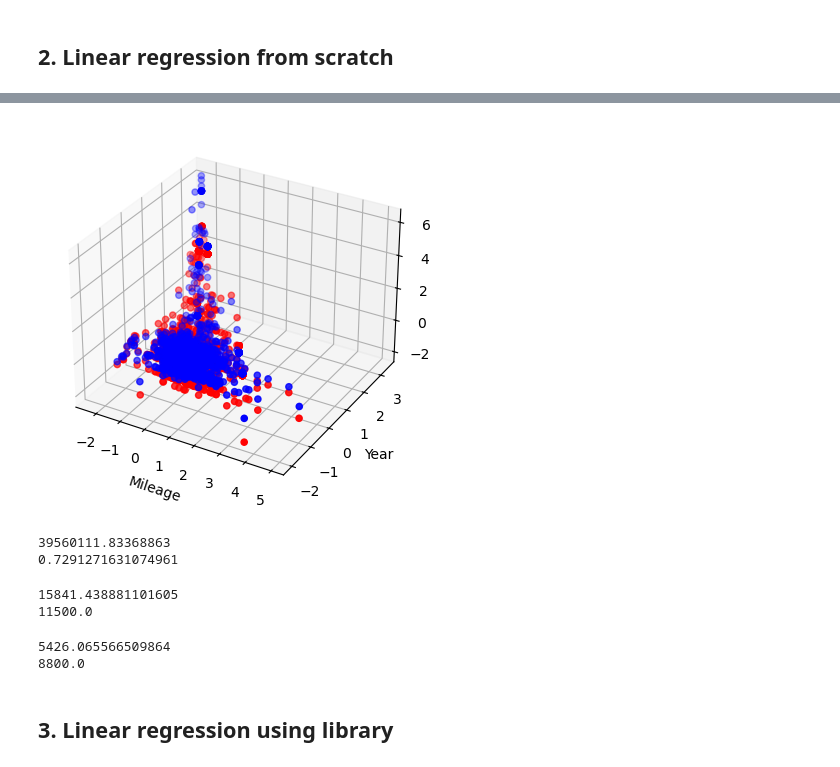
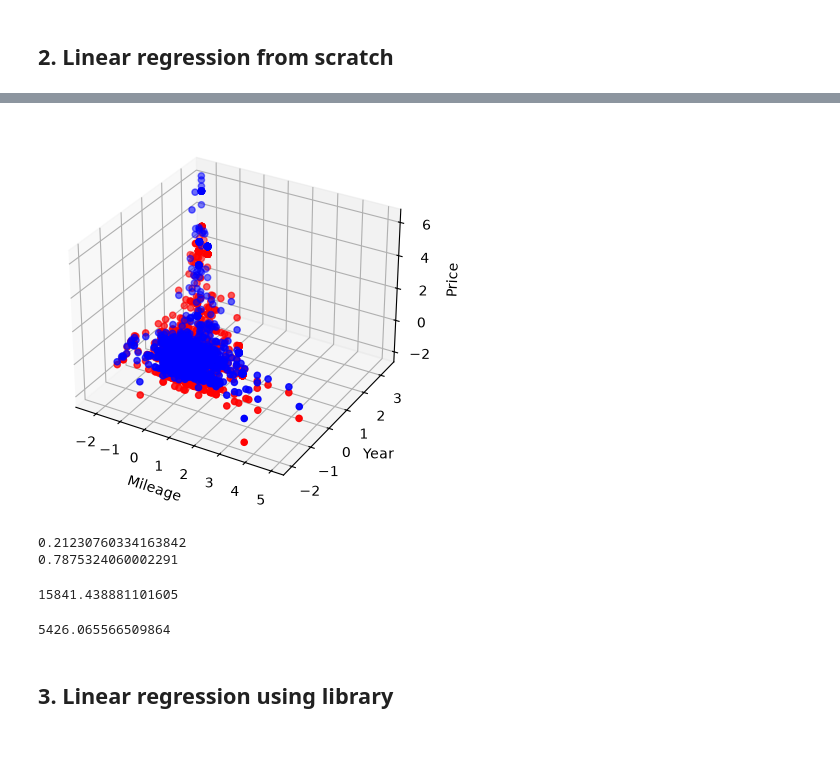
Before and after one commit to MammadHuseyn/ml-hw-1, a Jupyter notebook: CSCI4734_2026F_A1.ipynb, the cells around one changed output, grey strips where cells are left out. Cells and saved outputs as stored; diff of their text form; code cells hidden in the pictures.

Commit message:
Finshed Linear part

```diff
--- a/CSCI4734_2026F_A1.ipynb
+++ b/CSCI4734_2026F_A1.ipynb
@@ -191,18 +189,18 @@ plt.show()
 # %%
 # plot X1, X2, Y, and predicted Y
 fig = plt.figure()
 ax = fig.add_subplot(111, projection='3d')
-ax.scatter(, , , c='b')
+ax.scatter(X1_cars, X2_cars ,Y_cars , c='b')
 
-predictions_cars =
-ax.scatter(, , , c='r')
+predictions_cars = optimal_T_cars[0] + optimal_T_cars[1]*np.asarray(X1_cars)+optimal_T_cars[2]*np.asarray(X2_cars)
+ax.scatter(X1_cars, X2_cars , predictions_cars,  c='r')
 
 ax.set_xlabel("Mileage")
 ax.set_ylabel("Year")
 ax.set_zlabel("Price")
 
 plt.show()
 # %% [output]
-[figure, old version]
+[figure, new version]
 # %%
 # make predictions
@@ -210,10 +208,10 @@ cars_predictions_scratch =
 # %%
 # evaluate model
-print(mean_squared_error(, ))
-print(r2_score(, ))
+print(mean_squared_error(Y_cars,cars_predictions_scratch ))
+print(r2_score(Y_cars, cars_predictions_scratch))
 # %% [output]
-39560111.83368863
-0.7291271631074961
+0.21230760334163842
+0.7875324060002291
 # %%
 # predict the price for the given car
 mileage = 240000
@@ -221,18 +219,17 @@ year = 2000
 actual_price = 11500
 
 # normalize
-mileage =
-year =
-actual_price =
+mileage = (mileage - X1_cars_copy.mean()) / (X1_cars_copy.std())
+year = (year - X2_cars_copy.mean()) / (X2_cars_copy.std())
+actual_price = (actual_price - Y_cars_copy.mean()) / (Y_cars_copy.std())
 
 # predict
-predicted_price =
+predicted_price = h_linear(np.array([1, mileage, year]), optimal_T_cars)
 
 # revert back to original range and print the prediction
-print()
+print(predicted_price * Y_cars_copy.std()+ Y_cars_copy.mean())
 # %% [output]
 15841.438881101605
-11500.0
 # %%
 # predict the price for the given car
 mileage = 415558
@@ -240,18 +237,17 @@ year = 1996
 actual_price = 8800
 
 # normalize
-mileage =
-year =
-actual_price =
+mileage = (mileage - X1_cars_copy.mean()) / (X1_cars_copy.std())
+year = (year - X2_cars_copy.mean()) / (X2_cars_copy.std())
+actual_price = (actual_price - Y_cars_copy.mean()) / (Y_cars_copy.std())
 
 # predict
-predicted_price =
+predicted_price = h_linear(np.array([1, mileage, year]), optimal_T_cars)
 
 # revert back to original price and print the prediction
-print()
+print(predicted_price * Y_cars_copy.std()+ Y_cars_copy.mean())
 # %% [output]
 5426.065566509864
-8800.0
 # %% [markdown]
 ## 3. Linear regression using library
 # %%
```
Also changed, not shown: parts of 17 cells of this notebook.
